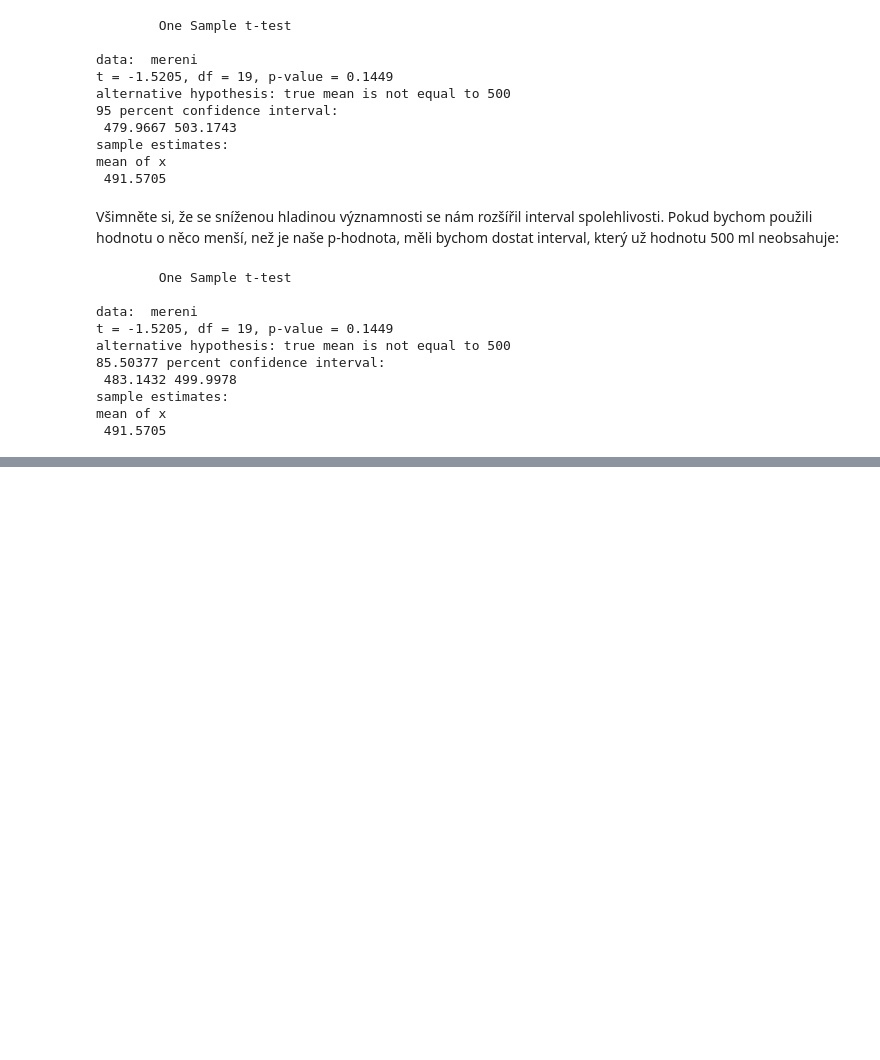
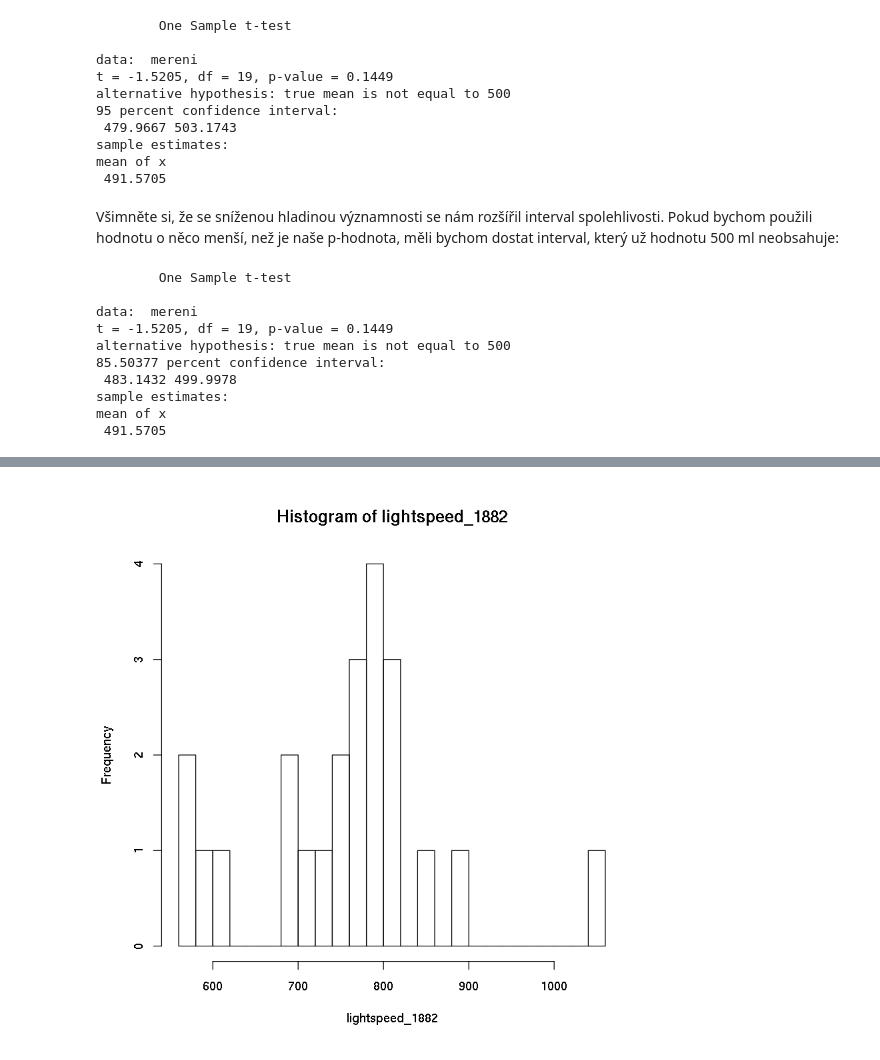
Before and after one commit to lich-uct/r_tutorial, a Jupyter notebook: 08/08.ipynb, the cells around one changed output, grey strips where cells are left out. Saved outputs shown, nothing was run; the diff lists cells and outputs as text; code cells hidden in the pictures; blank space fills up the shorter version.

```diff
--- a/08/08.ipynb
+++ b/08/08.ipynb
@@ -275,0 +311,4 @@ TODO
+# %%
+hist(lightspeed_1882, breaks = 20)
+# %% [output]
+[figure, added]
```
Also changed, not shown: parts of 17 cells of this notebook, 2 other files.
